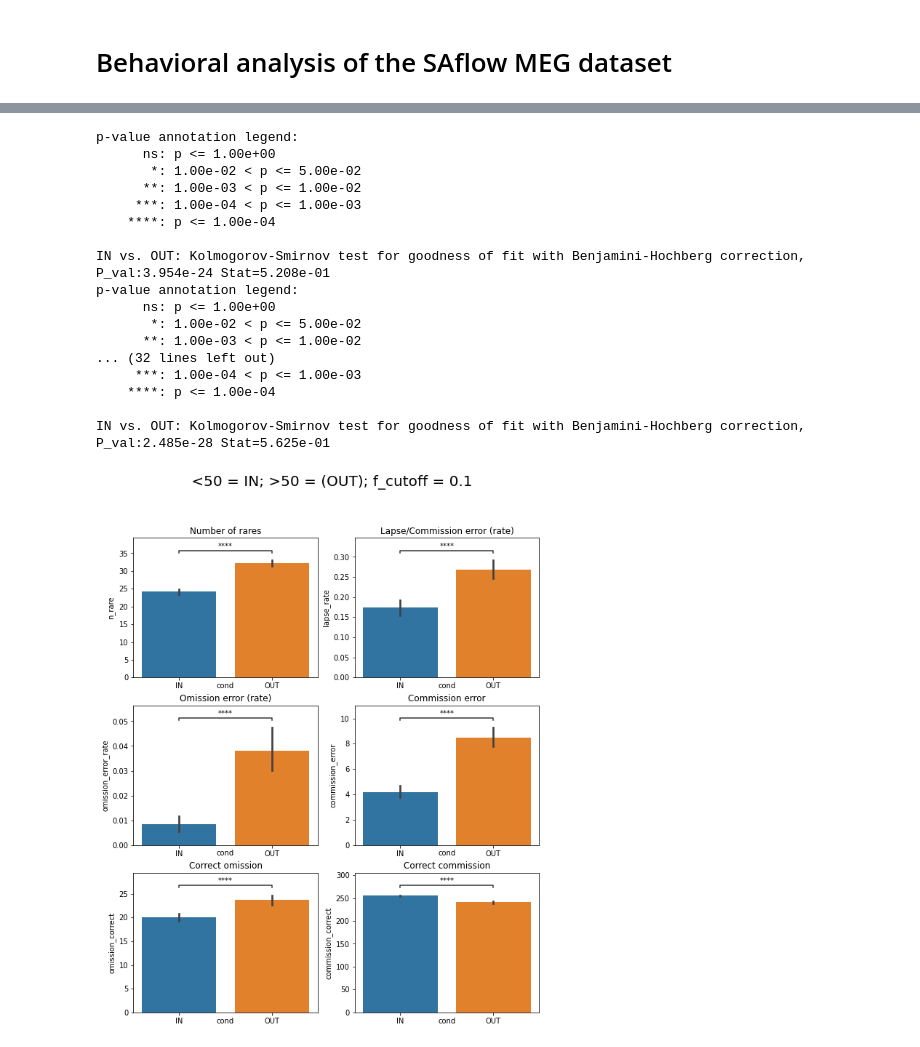
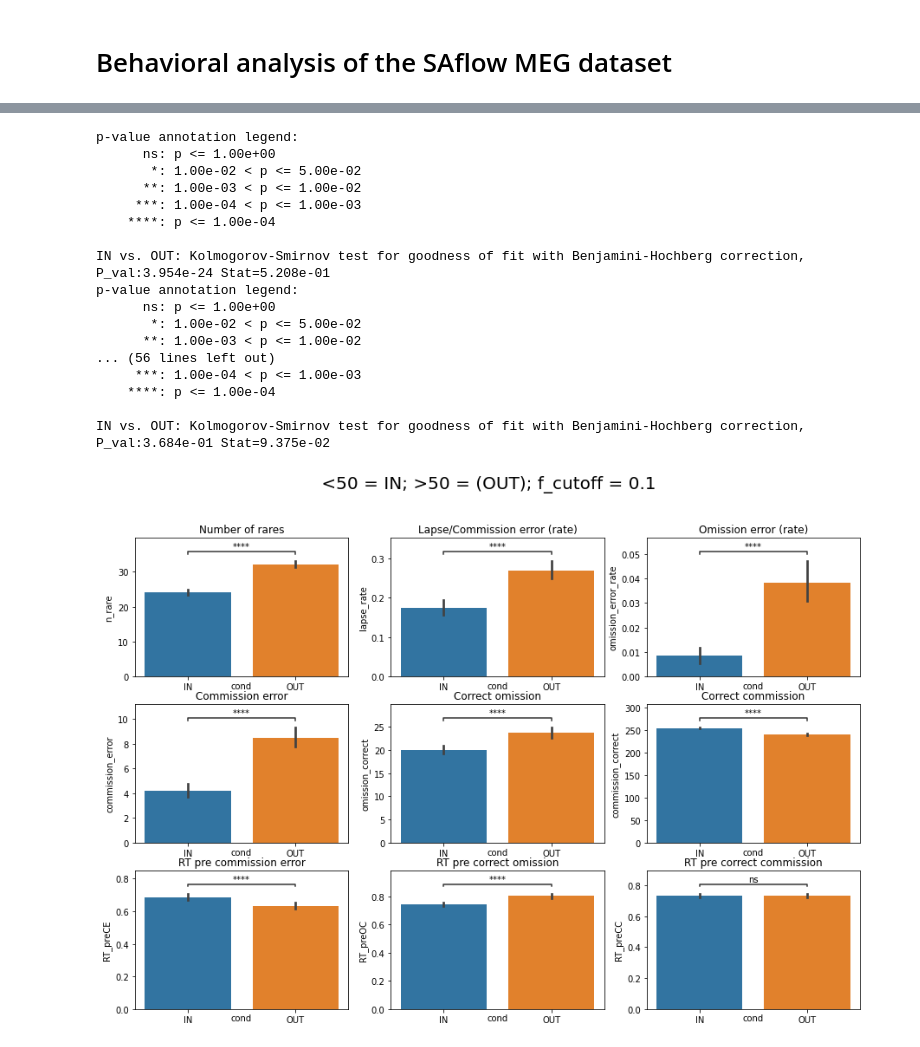
Before and after one commit to hyruuk/cc_saflow, a Jupyter notebook: notebooks/behavior_analysis.ipynb, the cells around one changed output, grey strips where cells are left out. Saved outputs shown, nothing was run; the diff lists cells and outputs as text; code cells hidden in the pictures.

```diff
--- a/notebooks/behavior_analysis.ipynb
+++ b/notebooks/behavior_analysis.ipynb
@@ -393,29 +281,85 @@ for subject in SUBJ_LIST:
     plt.close()
 # %%
 # Performance figures
+def performance_plots(
+    files_list, SUBJ_LIST, BLOCS_LIST, inout_bounds, filt_cutoff, stats="ks2samp"
+):
+    # Set stats
+    if stats == "ks2samp":
+        custom_long_name = "Kolmogorov-Smirnov test for goodness of fit"
+        custom_short_name = "Kolmogorov-Smirnov"
+        custom_func = ks_2samp
+        pairs = [(("IN", "OUT"))]
+        custom_test = StatTest(custom_func, custom_long_name, custom_short_name)
+
+    plot_df = get_behavior_dict(files_list, SUBJ_LIST, BLOCS_LIST=BLOCS_LIST)
+
+    # Set variables to plot
+    variables = [
+        "n_rare",
+        "lapse_rate",
+        "omission_error_rate",
+        "commission_error",
+        "omission_correct",
+        "commission_correct",
+        "RT_preCE",
+        "RT_preOC",
+        "RT_preCC",
+
+    ]
+    variables_names = [
+        "Number of rares",
+        "Lapse/Commission error (rate)",
+        "Omission error (rate)",
+        "Commission error",
+        "Correct omission",
+        "Correct commission",
+        "RT pre commission error",
+        "RT pre correct omission",
+        "RT pre correct commission",
+    ]
+
+    fig, axes = plt.subplots(3, 3, figsize=(15, 10))
+    figtitle = f" <{inout_bounds[0]} = IN; >{inout_bounds[1]} = (OUT); f_cutoff = {filt_cutoff}"
+    fig.suptitle(figtitle, fontsize=20)
+    for idx, ax in enumerate(axes.flat):
+        variable = variables[idx]
+        ax = sns.barplot(x="cond", y=variable, data=plot_df, ax=ax)
+        ax.set_title(f"{variables_names[idx]}")
+        ax.xaxis.set_label_coords(0.5, -0.035)
+        annot = Annotator(ax, pairs, data=plot_df, x="cond", y=variable)
+        annot.configure(
+            test=custom_test, comparisons_correction="fdr_bh", text_format="star"
+        ).apply_test().annotate()
+
+    fig.savefig(f"../reports/figures/behav_barplots_{inout_bounds}_{filt_cutoff}.png")
+    return fig
+
+
+
 inout_bounds = [50,50]
 filt_cutoff = 0.1
 
-performance_plots(files_list, SUBJ_LIST, [2,3,4,5,6,7], inout_bounds, filt_cutoff, stats='ks2samp')
+performance_plots(files_list, SUBJ_LIST, [2,3,4,5,6,7], inout_bounds, filt_cutoff, stats='ks2samp');
 # %% [output]
 p-value annotation legend:
       ns: p <= 1.00e+00
        *: 1.00e-02 < p <= 5.00e-02
       **: 1.00e-03 < p <= 1.00e-02
      ***: 1.00e-04 < p <= 1.00e-03
     ****: p <= 1.00e-04
 
 IN vs. OUT: Kolmogorov-Smirnov test for goodness of fit with Benjamini-Hochberg correction, P_val:3.954e-24 Stat=5.208e-01
 p-value annotation legend:
       ns: p <= 1.00e+00
        *: 1.00e-02 < p <= 5.00e-02
       **: 1.00e-03 < p <= 1.00e-02
-... (32 lines left out)
+... (56 lines left out)
      ***: 1.00e-04 < p <= 1.00e-03
     ****: p <= 1.00e-04
 
-IN vs. OUT: Kolmogorov-Smirnov test for goodness of fit with Benjamini-Hochberg correction, P_val:2.485e-28 Stat=5.625e-01
+IN vs. OUT: Kolmogorov-Smirnov test for goodness of fit with Benjamini-Hochberg correction, P_val:3.684e-01 Stat=9.375e-02
-[figure, old version]
+[figure, new version]
 # %%
 fig = plt.figure(figsize=(30,10))
 ax = plt.subplot(1,1,1)
```
Also changed, not shown: parts of 4 cells of this notebook, 3 other files.
